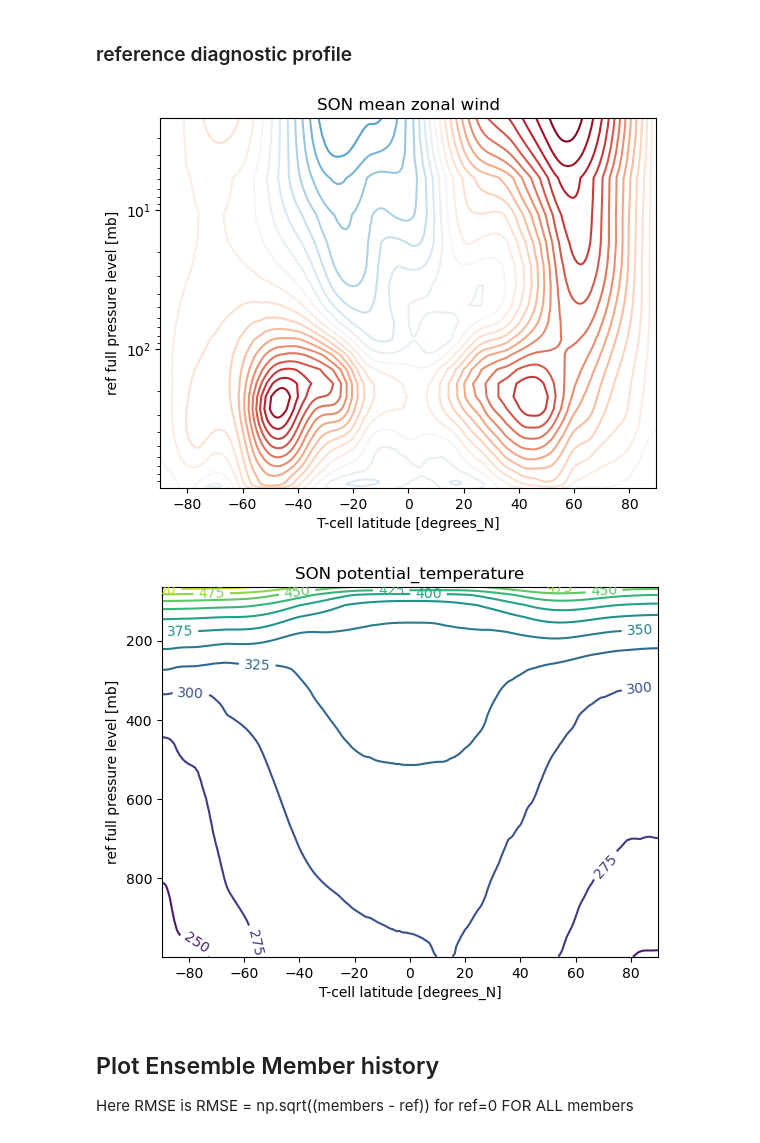
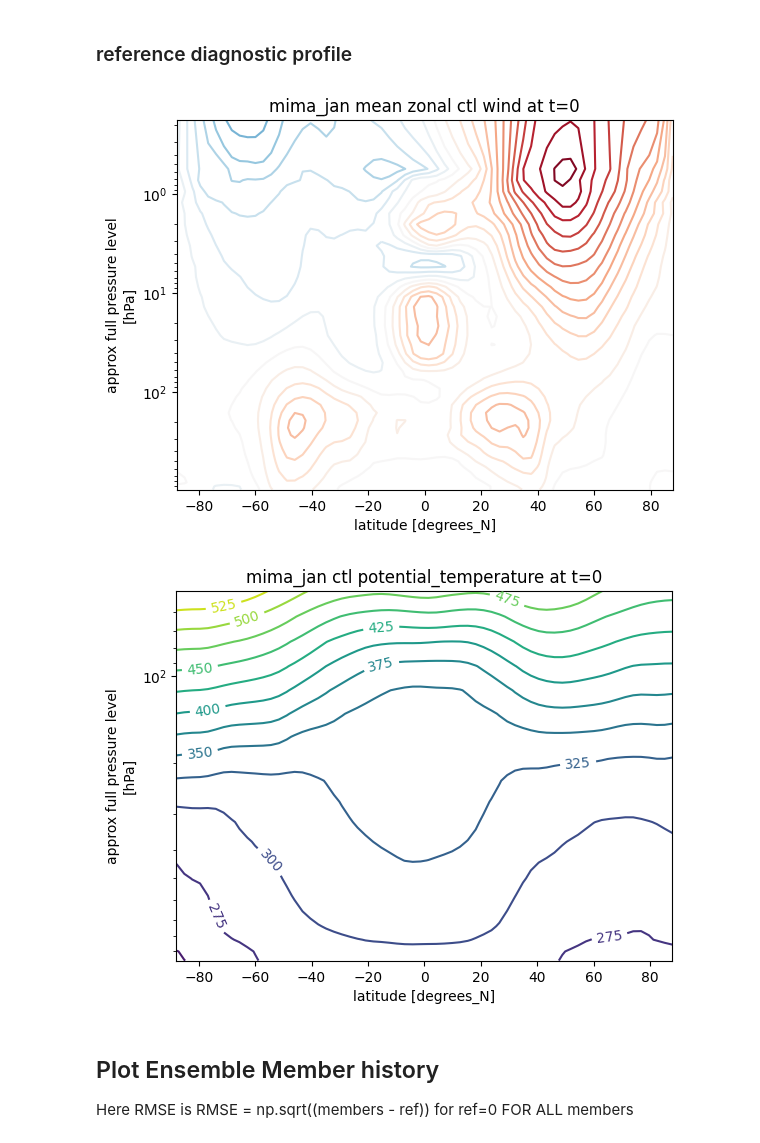
Before and after one commit to OneOneFour/AM4-Seasonal-Error-Growth, a Jupyter notebook: TTS_DEMO.ipynb, the cells around one changed output. Cells and saved outputs as stored; diff of their text form; code cells hidden in the pictures.

```diff
--- a/TTS_DEMO.ipynb
+++ b/TTS_DEMO.ipynb
@@ -1,4 +1,5 @@
 # %%
+! module load ffmpeg
 import os
 import re
 from glob import glob
@@ -7,6 +8,8 @@ import numpy as np
 
 import xarray as xr
 import cartopy.crs as ccrs
+
+plt.rcParams['animation.ffmpeg_path'] ='/share/software/user/open/ffmpeg/5.0/bin/ffmpeg'
 # %%
 from dask.distributed import Client
 client = Client()
@@ -20,6 +23,8 @@ FILE = 'oct'
 # %%
+BASE_DIR_AM4 = "/scratch/users/robcking/am4_error_growth/"
+BASE_DIR_MIMA = "/scratch/users/robcking/mima_predictability/jan"
 
-BASE_DIR = f"/scratch/users/robcking/am4_error_growth_full/{FILE}"
+BASE_DIR = BASE_DIR_MIMA # N.B this is for Jan at the moment
 # %% [markdown]
 ## load in runs
 # %%
@@ -48,3 +54,4 @@ Data variables:
 # %%
-ref = full_members.isel(members=0)
-members = full_members.drop_isel(members=0)
+ctl_path = os.path.join(BASE_DIR,'ctl','atmos_4xdaily.nc')
+ctl = xr.open_dataset(ctl_path,chunks={'time':10,'pfull':'auto'},decode_times=False)
+ctl
@@ -51,21 +87,21 @@ members = full_members.drop_isel(members=0)
 # %% [markdown]
 ### reference diagnostic profile
 # %%
-ref.ucomp.isel(time=slice(None,120)).mean(dim=['grid_xt','time']).plot.contour(x='grid_yt',y='pfull',levels=30,yincrease=False,yscale='log')
-plt.gca().set_title(f'{NAME} mean zonal wind')
-plt.savefig(f"{NAME}/{NAME}_ex0_u_xsection.png")
+ctl.ucomp.isel(time=0).mean(dim=['lon']).plot.contour(x='lat',y='pfull',levels=30,yincrease=False,yscale='log')
+plt.gca().set_title(f'{NAME} mean zonal ctl wind at t=0')
+plt.savefig(f"{NAME}/{NAME}_u_xsection_ctl.png")
 # %% [output]
-[figure, old version]
+[figure, new version]
 # %%
 Rcp = 0.286 # R/cp for dry atmosphere
-ref_pt = ref.temp*(1000/ref.pfull)**(Rcp)
+ctl_pt = ctl.temp*(1000/ctl.pfull)**(Rcp)
 # %%
-contour = ref_pt.sel(pfull=slice(50,None)).isel(time=slice(None,120)).mean(dim=('grid_xt','time')).plot.contour(x='grid_yt',y='pfull',levels=15,yincrease=False)
+contour = ctl_pt.sel(pfull=slice(50,None)).isel(time=0).mean(dim=('lon')).plot.contour(x='lat',y='pfull',levels=15,yincrease=False,yscale='log')
 plt.clabel(contour, contour.levels, inline=True, fontsize=10)
-plt.gca().set_title(f"{NAME} potential_temperature")
-plt.savefig(f"{NAME}/{NAME}_ex0_potential_temp.png")
+plt.gca().set_title(f"{NAME} ctl potential_temperature at t=0")
+plt.savefig(f"{NAME}/{NAME}_ctl_potential_temp.png")
 # %% [output]
-[figure, old version]
+[figure, new version]
 # %% [markdown]
 ## Plot Ensemble Member history
 Here RMSE is RMSE = np.sqrt((members - ref)) for ref=0 FOR ALL members
```
Also changed, not shown: parts of 25 cells of this notebook, 7 other files.
